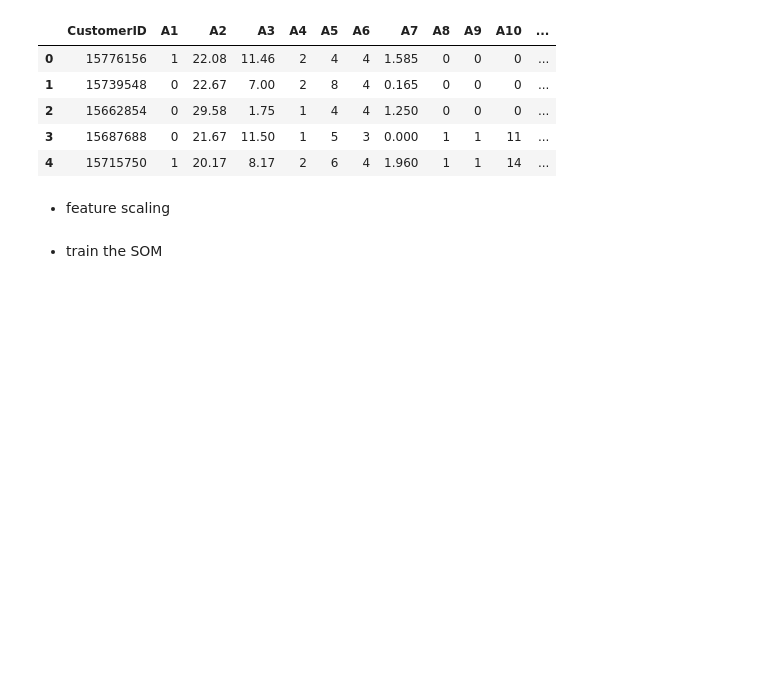
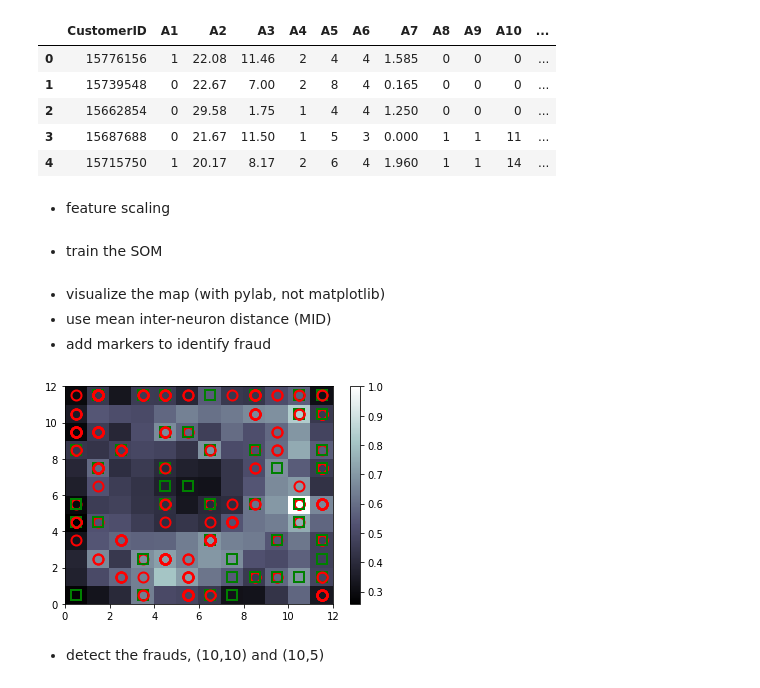
Before and after one commit to darrahts/deeplearning, a Jupyter notebook: SelfOrganizingMaps.ipynb, the cells around one changed output. Saved outputs shown, nothing was run; the diff lists cells and outputs as text; code cells hidden in the pictures; blank space fills up the shorter version.

Commit message:
added map plot

```diff
--- a/SelfOrganizingMaps.ipynb
+++ b/SelfOrganizingMaps.ipynb
@@ -39,3 +40,22 @@ mapSize = math.ceil(math.sqrt(5*math.sqrt(len(X)))) # rule of thumb
 som = MiniSom(x=mapSize,y=mapSize, input_len=15, sigma=1.0, learning_rate=.5)
 som.random_weights_init(X_scaled)
 som.train_random(X_scaled, 96) # data, iterations
+# %% [markdown]
+- visualize the map (with pylab, not matplotlib)
+- use mean inter-neuron distance (MID)
+- add markers to identify fraud
+# %%
+markers = ['o', 's'] # circle, square
+colors  = ['r', 'g'] # red is no approval, green is approval
+mid_map = som.distance_map()
+bone() # creates an empty canvas
+pcolor(mid_map.T)
+colorbar() # higher number is correlated to outliers
+
+for i,x in enumerate(X_scaled):
+    node = som.winner(x)
+    plot(node[0]+.5, node[1]+.5, markers[y[i]], markeredgecolor=colors[y[i]], markerfacecolor='None', markersize=10, markeredgewidth=2)
+# %% [output]
+[figure, added]
+# %% [markdown]
+- detect the frauds, (10,10) and (10,5)
```
Also changed, not shown: parts of 3 cells of this notebook.
